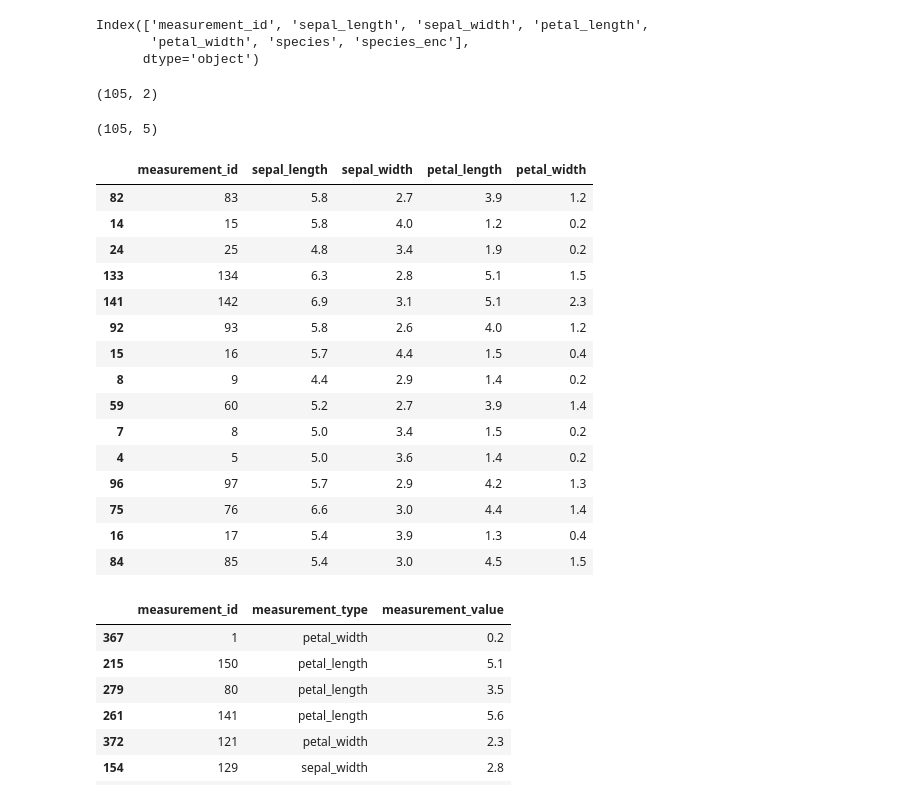
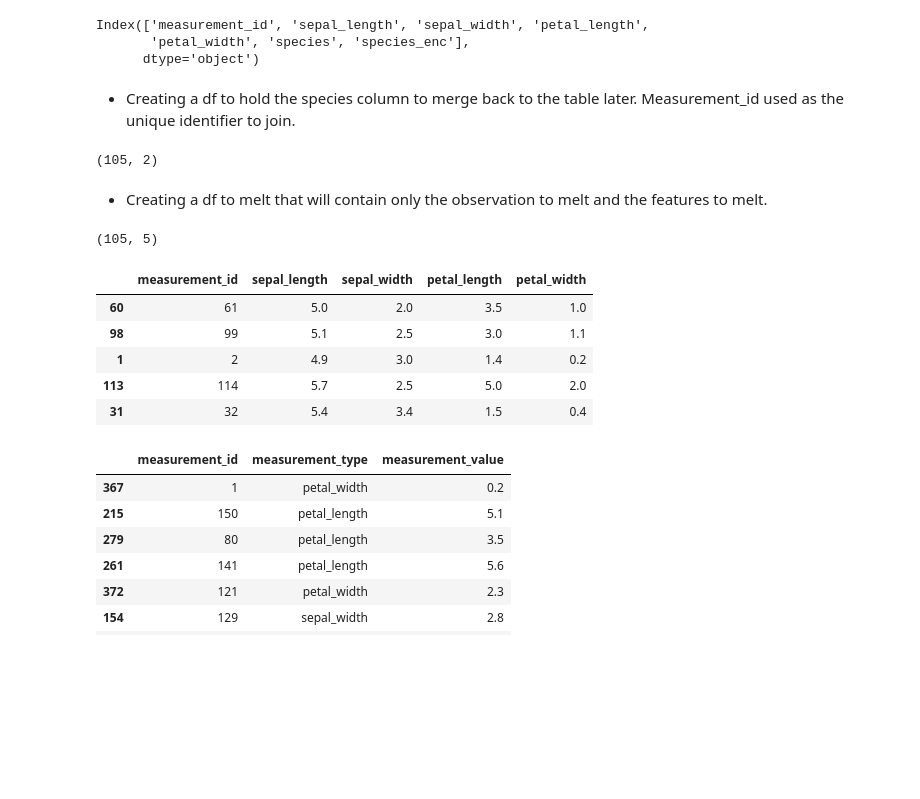
Before and after one commit to josephburton06/ds-methodologies-exercises, a Jupyter notebook: Classification/explore.ipynb, the cells around one changed output. Saved outputs shown, nothing was run; the diff lists cells and outputs as text; code cells hidden in the pictures; blank space fills up the shorter version.

```diff
--- a/Classification/explore.ipynb
+++ b/Classification/explore.ipynb
@@ -71,35 +71,29 @@ train.columns
 Index(['measurement_id', 'sepal_length', 'sepal_width', 'petal_length',
        'petal_width', 'species', 'species_enc'],
       dtype='object')
+# %% [markdown]
+- Creating a df to hold the species column to merge back to the table later.  Measurement_id used as the unique identifier to join.
 # %%
 y_df = train[['measurement_id','species']]
 y_df.shape
 # %% [output]
 (105, 2)
+# %% [markdown]
+- Creating a df to melt that will contain only the observation to melt and the features to melt.
 # %%
 train_to_melt = train.drop(['species', 'species_enc'], axis=1)
 train_to_melt.shape
 # %% [output]
 (105, 5)
 # %%
-train_to_melt.sample(15)
+train_to_melt.sample(5)
 # %% [output]
 |  | measurement_id | sepal_length | sepal_width | petal_length | petal_width |
-| 82 | 83 | 5.8 | 2.7 | 3.9 | 1.2 |
-| 14 | 15 | 5.8 | 4.0 | 1.2 | 0.2 |
-| 24 | 25 | 4.8 | 3.4 | 1.9 | 0.2 |
-| 133 | 134 | 6.3 | 2.8 | 5.1 | 1.5 |
-| 141 | 142 | 6.9 | 3.1 | 5.1 | 2.3 |
-| 92 | 93 | 5.8 | 2.6 | 4.0 | 1.2 |
-| 15 | 16 | 5.7 | 4.4 | 1.5 | 0.4 |
-| 8 | 9 | 4.4 | 2.9 | 1.4 | 0.2 |
-| 59 | 60 | 5.2 | 2.7 | 3.9 | 1.4 |
-| 7 | 8 | 5.0 | 3.4 | 1.5 | 0.2 |
-| 4 | 5 | 5.0 | 3.6 | 1.4 | 0.2 |
-| 96 | 97 | 5.7 | 2.9 | 4.2 | 1.3 |
-| 75 | 76 | 6.6 | 3.0 | 4.4 | 1.4 |
-| 16 | 17 | 5.4 | 3.9 | 1.3 | 0.4 |
-| 84 | 85 | 5.4 | 3.0 | 4.5 | 1.5 |
+| 60 | 61 | 5.0 | 2.0 | 3.5 | 1.0 |
+| 98 | 99 | 5.1 | 2.5 | 3.0 | 1.1 |
+| 1 | 2 | 4.9 | 3.0 | 1.4 | 0.2 |
+| 113 | 114 | 5.7 | 2.5 | 5.0 | 2.0 |
+| 31 | 32 | 5.4 | 3.4 | 1.5 | 0.4 |
 # %%
 # Melting train set.
 
```
Also changed, not shown: parts of 1 cell of this notebook.
